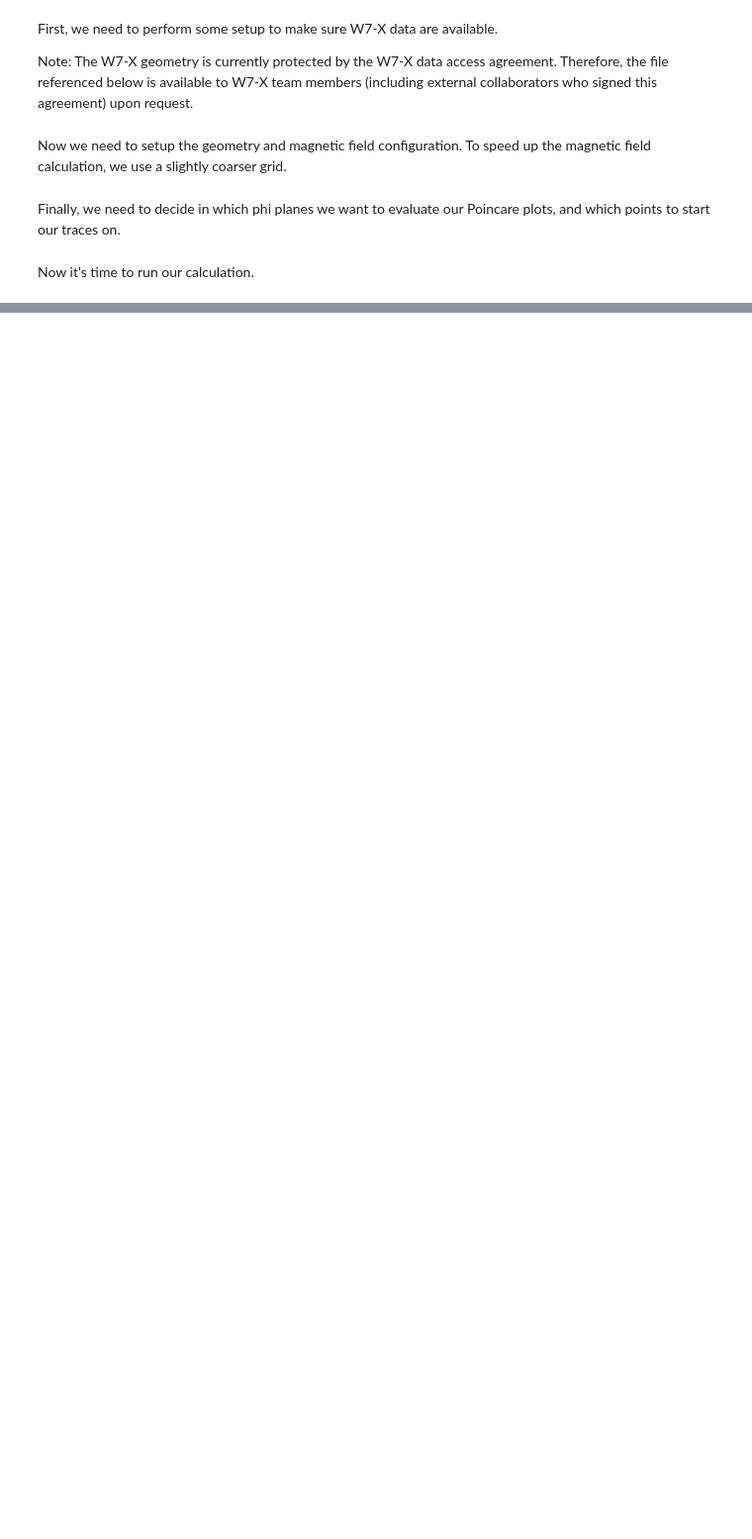
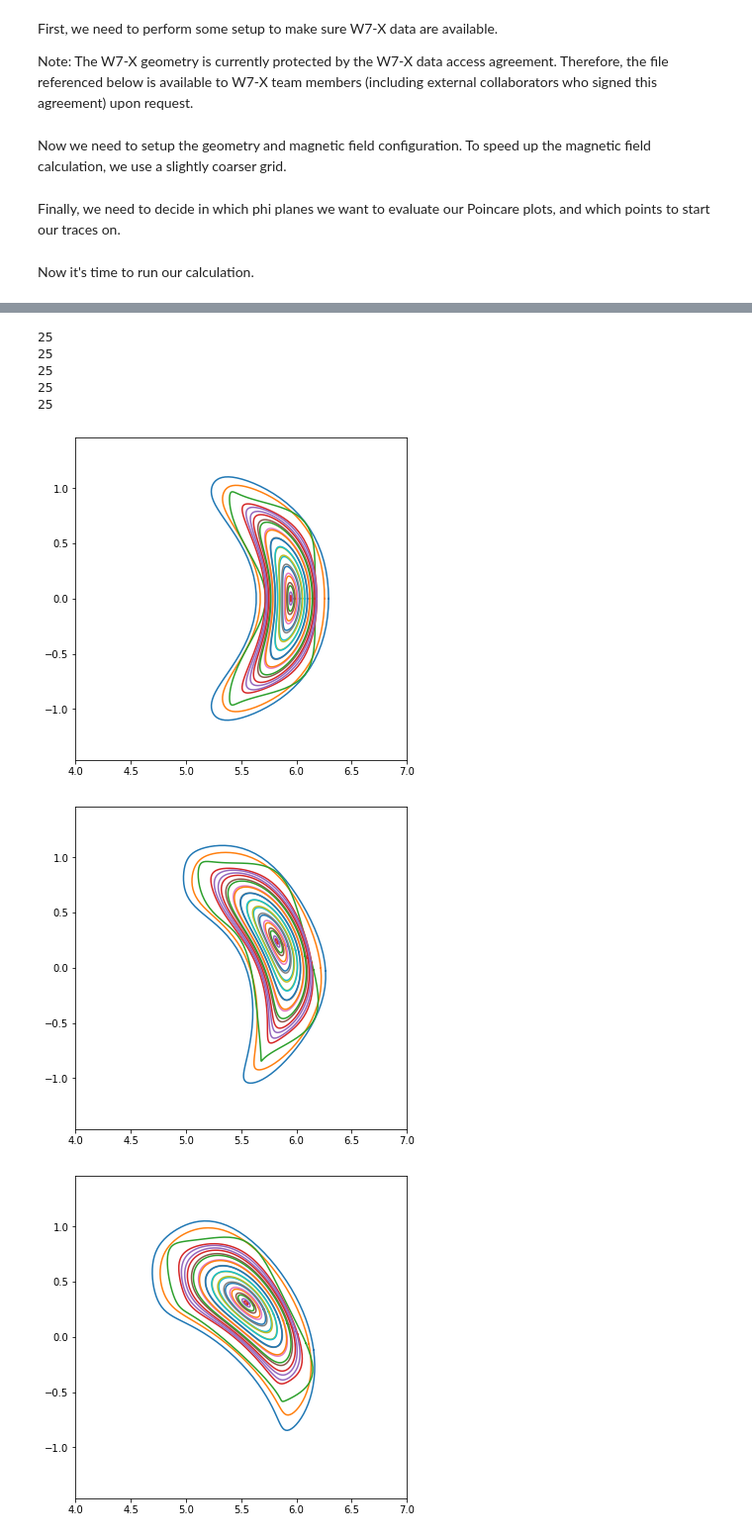
Before and after one commit to alexrobomind/fusionsc, a Jupyter notebook: src/docs/howto/Poincare.ipynb, the cells around one changed output, grey strips where cells are left out. Shown: that part at 99% size. Drawn from its saved outputs; the diff is of its cells as text; code cells hidden in the pictures; blank space fills up the shorter version.

```diff
--- a/src/docs/howto/Poincare.ipynb
+++ b/src/docs/howto/Poincare.ipynb
@@ -48,0 +53,8 @@ plt.plot(xStart, iotas)
+# %%
+modes = fsc.flt.calculateFourierModes(
+    field, [xStart, yStart, zStart],
+    200, # Turn count
+    nMax = 5, mMax = 5, toroidalSymmetry = 5,
+    unwrapEvery = 10, recordEvery = 10,
+    targetError = 1e-3, distanceLimit = 1e5
+)
@@ -48,0 +136,47 @@ plt.plot(xStart, iotas)
+# %%
+def surfs(phi, theta):
+    angles = phi * modes["nTor"] + theta * modes["mPol"]
+    r = modes["rCos"] * np.cos(angles) + modes["rSin"] * np.sin(angles)
+    z = modes["zCos"] * np.cos(angles) + modes["zSin"] * np.sin(angles)
+
+    #r = modes["rCos"] * np.cos(angles)
+    #z = modes["zSin"] * np.sin(angles)
+
+    r = np.sum(r, axis = (-1, -2))
+    z = np.sum(z, axis = (-1, -2))
+
+    return r, z
+
+iSurf = 0
+thetas = np.linspace(0, 2 * np.pi, 100)
+phi = 0
+
+#r, z = np.asarray(list(zip(*[surfs(phi, theta) for theta in thetas])))[:,:,iSurf]
+#print(r)
+#print(z)
+
+import matplotlib.pyplot as plt
+
+
+for phi in np.linspace(0, np.pi / 5, 5):
+    plt.figure(figsize = (6, 6))
+    for iSurf in range(len(xStart) - 4):
+        r, z = np.asarray(list(zip(*[surfs(phi, theta) for theta in thetas])))[:,:,iSurf]
+
+        if np.amin(r) < 4:
+            print(iSurf)
+            continue
+
+        plt.plot(r, z)
+    plt.axis("equal")
+    plt.xlim(4, 7)
+    plt.ylim(-1.5, 1.5)
+# %% [output]
+25
+25
+25
+25
+25
+[figure, added]
+[figure, added]
+[figure, added]
```
Also changed, not shown: parts of 16 cells of this notebook, 3 other files.
